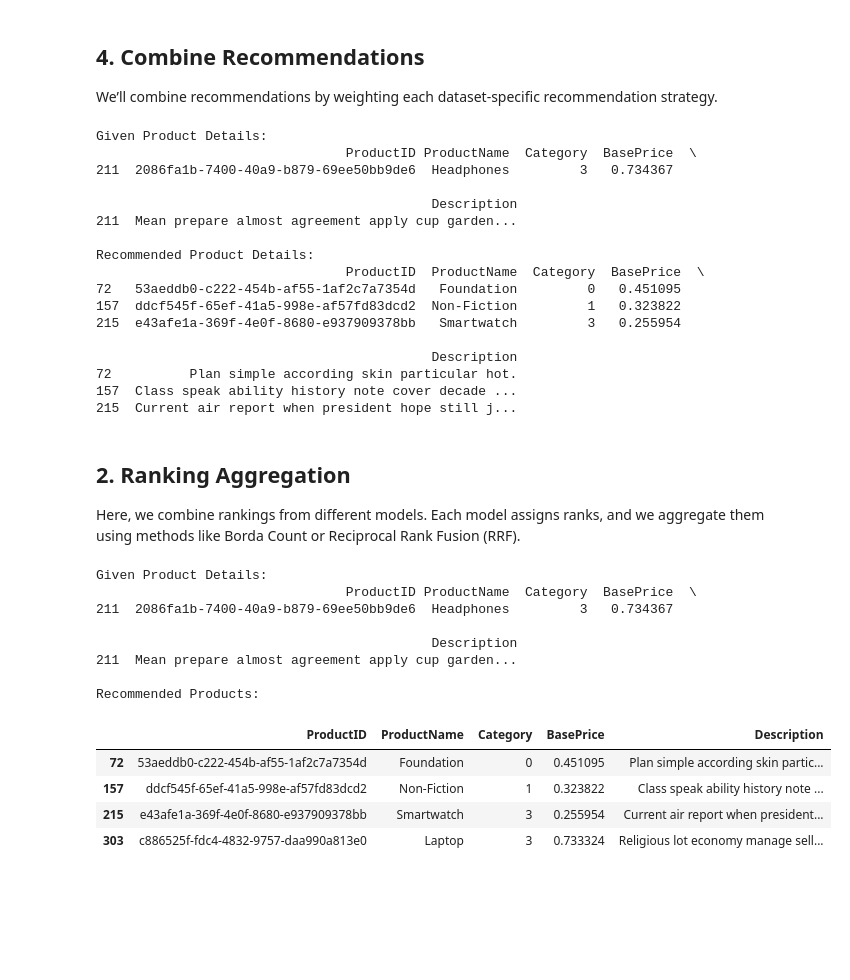
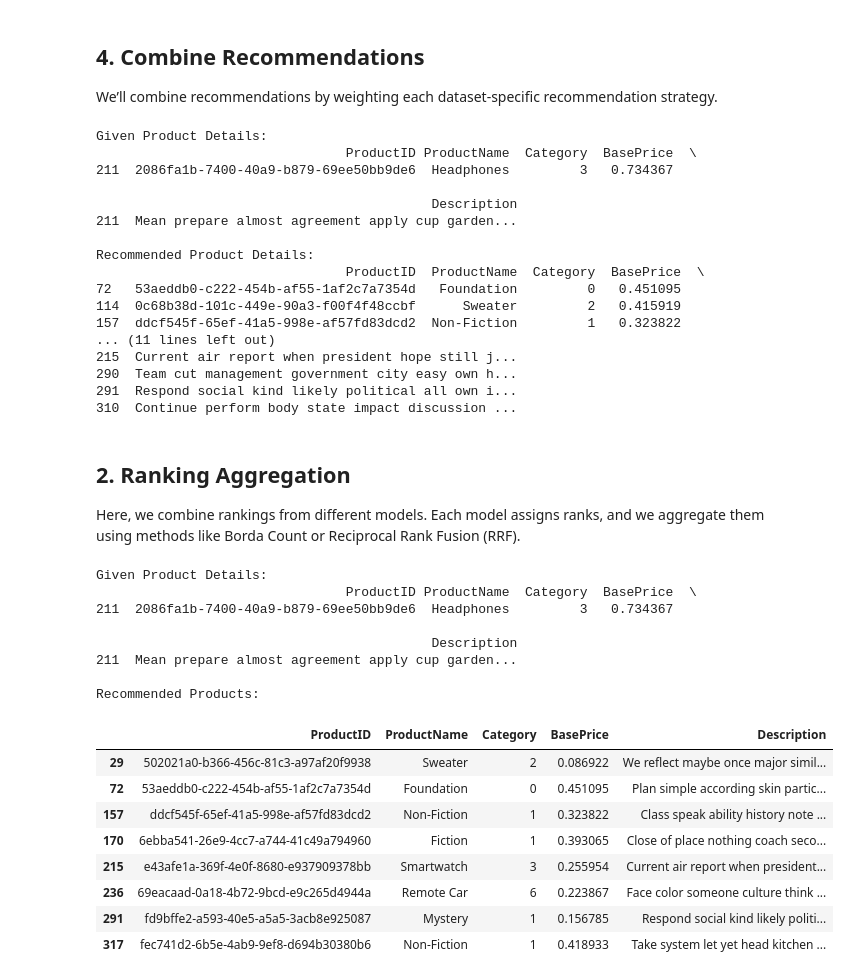
Before and after one commit to ojshav/Recommendation-System, a Jupyter notebook: Recommendation Engine/recommendaion_engine _test.ipynb, the cells around one changed output. Drawn from its saved outputs; the diff is of its cells as text; code cells hidden in the pictures; blank space fills up the shorter version.

```diff
--- a/Recommendation Engine/recommendaion_engine _test.ipynb
+++ b/Recommendation Engine/recommendaion_engine _test.ipynb
@@ -778,0 +1520,9 @@ Given Product Details:
+# %%
+# Example usage
+product_id = "dfed5ee4-1371-4bac-92fb-06c301c5a72f"
+given_product_details = fetch_product_details([product_id])
+print("Given Product Details:")
+print(given_product_details)
+recommendations = ncf_content_recommendations_2(product_id)
+product_details = fetch_product_details(recommendations)
+product_details
@@ -799,0 +1616,15 @@ def cluster_based_recommendations(user_id, top_n=5):
+# %%
+from sklearn.cluster import KMeans, DBSCAN, AgglomerativeClustering
+from sklearn.decomposition import PCA
+from sklearn.preprocessing import StandardScaler
+from sklearn.metrics import silhouette_score, davies_bouldin_score
+
+# Assuming `user_data` is preloaded
+# Features for clustering
+clustering_features = user_data[['Gender', 'AgeGroup', 'TotalSpent','TotalTransactions','TotalViews',	'TotalTimeSpent',	'WishlistCount']].fillna(0)
+scaler = StandardScaler()
+clustering_features_scaled = scaler.fit_transform(clustering_features)
+
+# Reduce dimensions for visualization
+pca = PCA(n_components=2)
+clustering_features_pca = pca.fit_transform(clustering_features_scaled)
@@ -799,0 +1650,8 @@ def cluster_based_recommendations(user_id, top_n=5):
+# %%
+# 1. KMeans Clustering
+kmeans = KMeans(n_clusters=3, random_state=42)
+kmeans_labels = kmeans.fit_predict(clustering_features_scaled)
+user_data['Cluster'] = kmeans_labels
+plot_clusters(clustering_features_pca, kmeans_labels, "KMeans Clustering")
+# kmeans_silhouette, kmeans_davies_bouldin = evaluate_clustering(clustering_features_scaled, kmeans_labels)
+# print(f"KMeans - Silhouette Score: {kmeans_silhouette}, Davies-Bouldin Score: {kmeans_davies_bouldin}")
@@ -816,7 +1728,7 @@ We’ll combine recommendations by weighting each dataset-specific recommendatio
 # %%
 from collections import defaultdict
 
-def combine_recommendations(user_id, product_id=None, weights=[0.4, 0.25, 0.15, 0.2], top_n=5):
+def combine_recommendations(user_id, product_id=None, weights=[0.5, 0.4, 0.3, 0.2], top_n=10):
     """
     Combines recommendations from multiple models with given weights and returns the top N recommendations.
 
@@ -832,7 +1744,7 @@ def combine_recommendations(user_id, product_id=None, weights=[0.4, 0.25, 0.15,
     # Fetch recommendations from different models
     user_cf = user_based_cf_recommendations(user_id, top_n)
     item_cf = item_based_cf_recommendations(product_id, top_n) if product_id else []
-    content_recs = content_based_recommendations(product_id, top_n) if product_id else []
+    content_recs = ncf_content_recommendations(product_id, top_n) if product_id else []
     cluster_recs = cluster_based_recommendations(user_id, top_n)
 
     # Aggregate scores using defaultdict
@@ -884,8 +1796,8 @@ def display_recommendations(user_id, product_id, weights, top_n):
 # Example usage
 user_id = "0001582d-b85d-4803-8167-f44bc0d70f67"
 product_id = "2086fa1b-7400-40a9-b879-69ee50bb9de6"
-weights = [0.4, 0.25, 0.15, 0.2]
-top_n = 5
+weights = [0.5, 0.4, 0.3, 0.2]
+top_n = 10
 
 recommended_product_details = display_recommendations(user_id, product_id, weights, top_n)
 # %% [output]
@@ -899,13 +1811,13 @@ Given Product Details:
 Recommended Product Details:
                                 ProductID  ProductName  Category  BasePrice  \
 72   53aeddb0-c222-454b-af55-1af2c7a7354d   Foundation         0   0.451095
+114  0c68b38d-101c-449e-90a3-f00f4f48ccbf      Sweater         2   0.415919
 157  ddcf545f-65ef-41a5-998e-af57fd83dcd2  Non-Fiction         1   0.323822
-215  e43afe1a-369f-4e0f-8680-e937909378bb   Smartwatch         3   0.255954
-
-                                           Description
-72          Plan simple according skin particular hot.
-157  Class speak ability history note cover decade ...
+... (11 lines left out)
 215  Current air report when president hope still j...
+290  Team cut management government city easy own h...
+291  Respond social kind likely political all own i...
+310  Continue perform body state impact discussion ...
 # %% [markdown]
 ## 2. Ranking Aggregation
 Here, we combine rankings from different models. Each model assigns ranks, and we aggregate them using methods like Borda Count or Reciprocal Rank Fusion (RRF).
@@ -932,34 +1844,38 @@ def rank_aggregation_hybrid_recommendations(user_id, product_id=None, k=60, top_
 # %%
 # Example: User and Product Details
 user_id="0001582d-b85d-4803-8167-f44bc0d70f67"
 product_id="2086fa1b-7400-40a9-b879-69ee50bb9de6"
 
 # Display given product details
 given_product_details = fetch_product_details([product_id])
 print("Given Product Details:")
 print(given_product_details)
 
 # Get recommendations from the hybrid rank aggregation model
-recommended_products = rank_aggregation_hybrid_recommendations(user_id, product_id, k=60, top_n=5)
+recommended_products = rank_aggregation_hybrid_recommendations(user_id, product_id, k=60, top_n=10)
 
 # Display details of recommended products
 recommended_product_details = fetch_product_details(recommended_products)
 print("\nRecommended Products:")
 recommended_product_details
 # %% [output]
 Given Product Details:
                                 ProductID ProductName  Category  BasePrice  \
 211  2086fa1b-7400-40a9-b879-69ee50bb9de6  Headphones         3   0.734367
 
                                            Description
 211  Mean prepare almost agreement apply cup garden...
 
 Recommended Products:
 |  | ProductID | ProductName | Category | BasePrice | Description |
+| 29 | 502021a0-b366-456c-81c3-a97af20f9938 | Sweater | 2 | 0.086922 | We reflect maybe once major simil... |
 | 72 | 53aeddb0-c222-454b-af55-1af2c7a7354d | Foundation | 0 | 0.451095 | Plan simple according skin partic... |
 | 157 | ddcf545f-65ef-41a5-998e-af57fd83dcd2 | Non-Fiction | 1 | 0.323822 | Class speak ability history note ... |
+| 170 | 6ebba541-26e9-4cc7-a744-41c49a794960 | Fiction | 1 | 0.393065 | Close of place nothing coach seco... |
 | 215 | e43afe1a-369f-4e0f-8680-e937909378bb | Smartwatch | 3 | 0.255954 | Current air report when president... |
-| 303 | c886525f-fdc4-4832-9757-daa990a813e0 | Laptop | 3 | 0.733324 | Religious lot economy manage sell... |
+| 236 | 69eacaad-0a18-4b72-9bcd-e9c265d4944a | Remote Car | 6 | 0.223867 | Face color someone culture think ... |
+| 291 | fd9bffe2-a593-40e5-a5a5-3acb8e925087 | Mystery | 1 | 0.156785 | Respond social kind likely politi... |
+| 317 | fec741d2-6b5e-4ab9-9ef8-d694b30380b6 | Non-Fiction | 1 | 0.418933 | Take system let yet head kitchen ... |
 # %%
 from sklearn.model_selection import train_test_split
 
```
Also changed, not shown: parts of 64 cells of this notebook.
